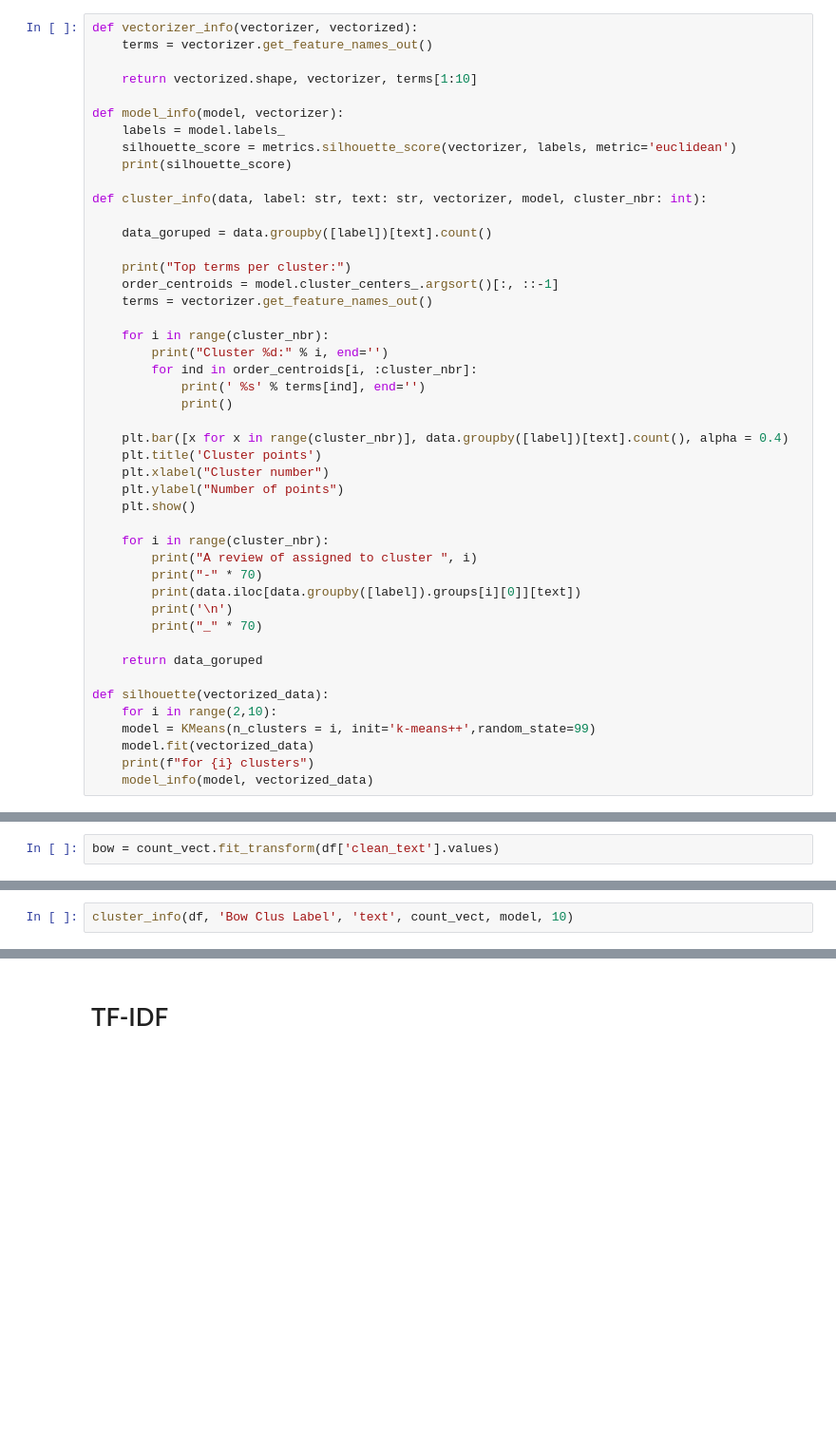
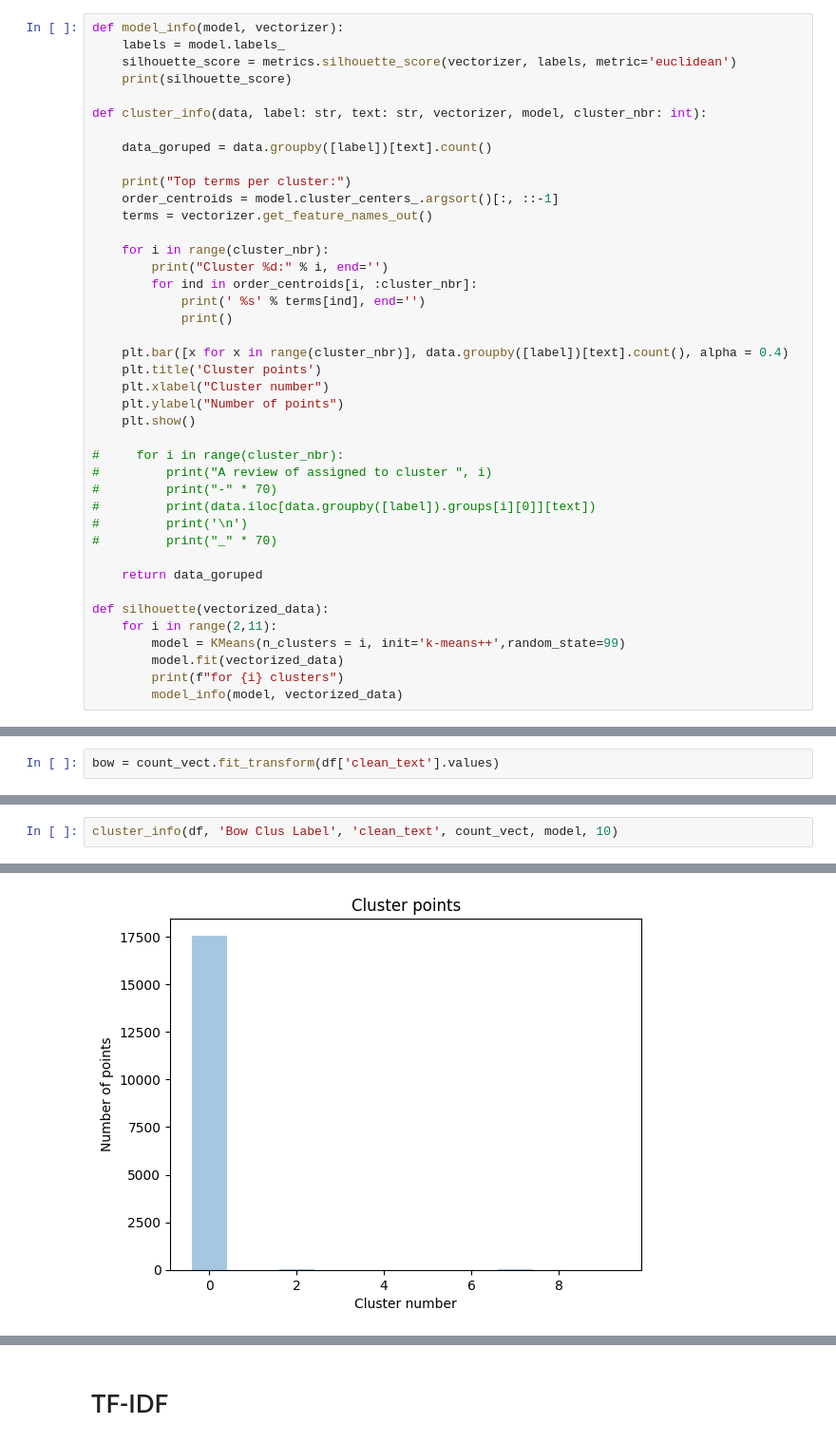
Before and after one commit to Farleth/stackoverflow_auto_tagging, a Jupyter notebook: notebooks/Unsupervised keywords.ipynb, the cells around one changed output, grey strips where cells are left out. Shown at 95% size. Drawn from its saved outputs; the diff is of its cells as text; blank space fills up the shorter version.

```diff
--- a/notebooks/Unsupervised keywords.ipynb
+++ b/notebooks/Unsupervised keywords.ipynb
@@ -116,11 +116,6 @@ df
 # %% [markdown]
 # Modeling
 # %%
-def vectorizer_info(vectorizer, vectorized):
-    terms = vectorizer.get_feature_names_out()
-
-    return vectorized.shape, vectorizer, terms[1:10]
-
 def model_info(model, vectorizer):
     labels = model.labels_
     silhouette_score = metrics.silhouette_score(vectorizer, labels, metric='euclidean')
@@ -146,21 +141,21 @@ def cluster_info(data, label: str, text: str, vectorizer, model, cluster_nbr: in
     plt.ylabel("Number of points")
     plt.show()
 
-    for i in range(cluster_nbr):
-        print("A review of assigned to cluster ", i)
-        print("-" * 70)
-        print(data.iloc[data.groupby([label]).groups[i][0]][text])
-        print('\n')
-        print("_" * 70)
+#     for i in range(cluster_nbr):
+#         print("A review of assigned to cluster ", i)
+#         print("-" * 70)
+#         print(data.iloc[data.groupby([label]).groups[i][0]][text])
+#         print('\n')
+#         print("_" * 70)
 
     return data_goruped
 
 def silhouette(vectorized_data):
-    for i in range(2,10):
-    model = KMeans(n_clusters = i, init='k-means++',random_state=99)
-    model.fit(vectorized_data)
-    print(f"for {i} clusters")
-    model_info(model, vectorized_data)
+    for i in range(2,11):
+        model = KMeans(n_clusters = i, init='k-means++',random_state=99)
+        model.fit(vectorized_data)
+        print(f"for {i} clusters")
+        model_info(model, vectorized_data)
 # %%
 count_vect = CountVectorizer()
 # %%
@@ -233,2 +210,3 @@ df
 # %%
-cluster_info(df, 'Bow Clus Label', 'text', count_vect, model, 10)
+cluster_info(df, 'Bow Clus Label', 'clean_text', count_vect, model, 10)
+# %% [output]
@@ -234,0 +230 @@ cluster_info(df, 'Bow Clus Label', 'text', count_vect, model, 10)
+[figure, added]
```
Also changed, not shown: parts of 13 cells of this notebook.
